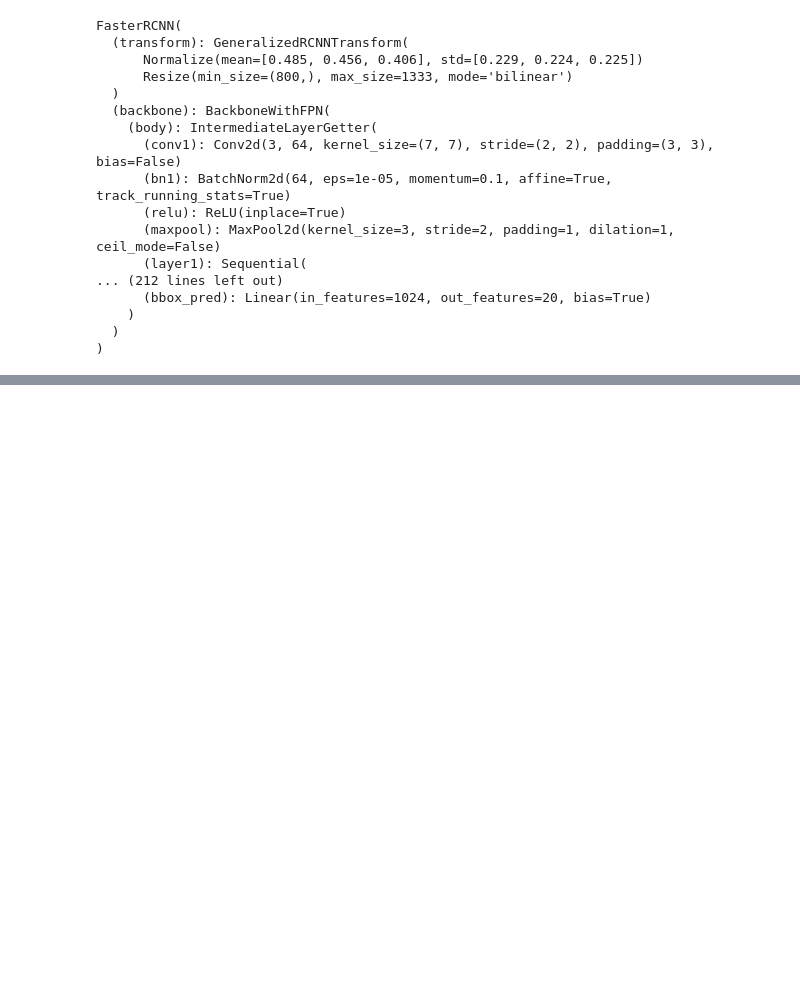
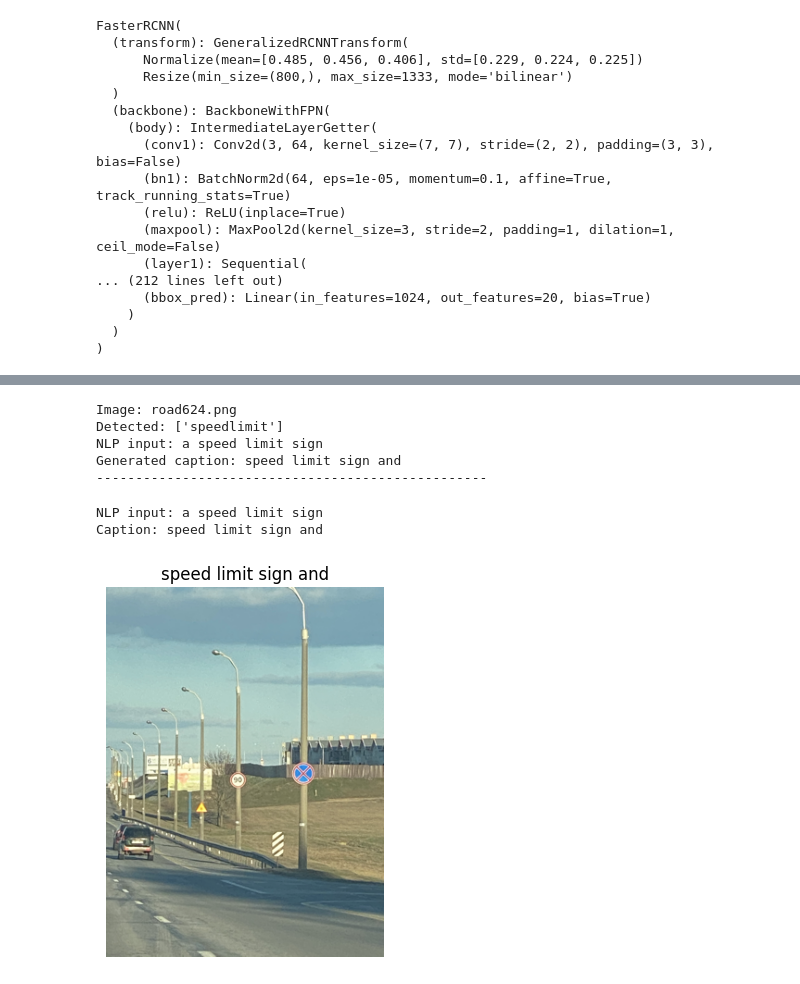
Before and after one commit to mereyybolat/Datasaur_QUATRO, a Jupyter notebook: cv.ipynb, the cells around one changed output, grey strips where cells are left out. Cells and saved outputs as stored; diff of their text form; code cells hidden in the pictures; blank space fills up the shorter version.

```diff
--- a/cv.ipynb
+++ b/cv.ipynb
@@ -629,0 +727,10 @@ print("Validation Loss:", val_loss/len(val_loader))
+# %%
+import random
+
+test_image = random.choice(os.listdir(IMAGES_PATH))
+image_path = os.path.join(IMAGES_PATH, test_image)
+
+image, detections = detect_image(image_path)
+
+print("Image:", test_image)
+print("Detections:", detections)
@@ -631,0 +899,11 @@ torch.save(model.state_dict(), "cv_model.pth")
+# %%
+device = torch.device("cuda" if torch.cuda.is_available() else "cpu")
+
+checkpoint = torch.load("nlp_model.pth", map_location=device)
+
+model_nlp = Seq2SeqCaptionModel(len(checkpoint['vocab']))
+model_nlp.load_state_dict(checkpoint['model_state_dict'])
+model_nlp.to(device)
+model_nlp.eval()
+
+vocab = checkpoint['vocab']
@@ -631,0 +938,32 @@ torch.save(model.state_dict(), "cv_model.pth")
+# %%
+run_full_pipeline(test_image, IMAGES_PATH, ANNOTATIONS_PATH)
+# %% [output]
+Image: road624.png
+Detected: ['speedlimit']
+NLP input: a speed limit sign
+Generated caption: speed limit sign and
+--------------------------------------------------
+# %%
+import matplotlib.pyplot as plt
+from PIL import Image
+
+def show_image_with_caption(image_filename, caption):
+    img_path = os.path.join(IMAGES_PATH, image_filename)
+    image = Image.open(img_path)
+
+    plt.imshow(image)
+    plt.axis("off")
+    plt.title(caption)
+    plt.show()
+# %%
+image_filename = random.choice(os.listdir(IMAGES_PATH))
+labels = detect_from_xml(image_filename, ANNOTATIONS_PATH)
+nlp_input = format_for_nlp(labels)
+print("NLP input:", nlp_input)
+caption = generate_caption_stable(model_nlp, vocab, nlp_input)
+print("Caption:", caption)
+show_image_with_caption(image_filename, caption)
+# %% [output]
+NLP input: a speed limit sign
+Caption: speed limit sign and
+[figure, added]
```
Also changed, not shown: parts of 26 cells of this notebook.
